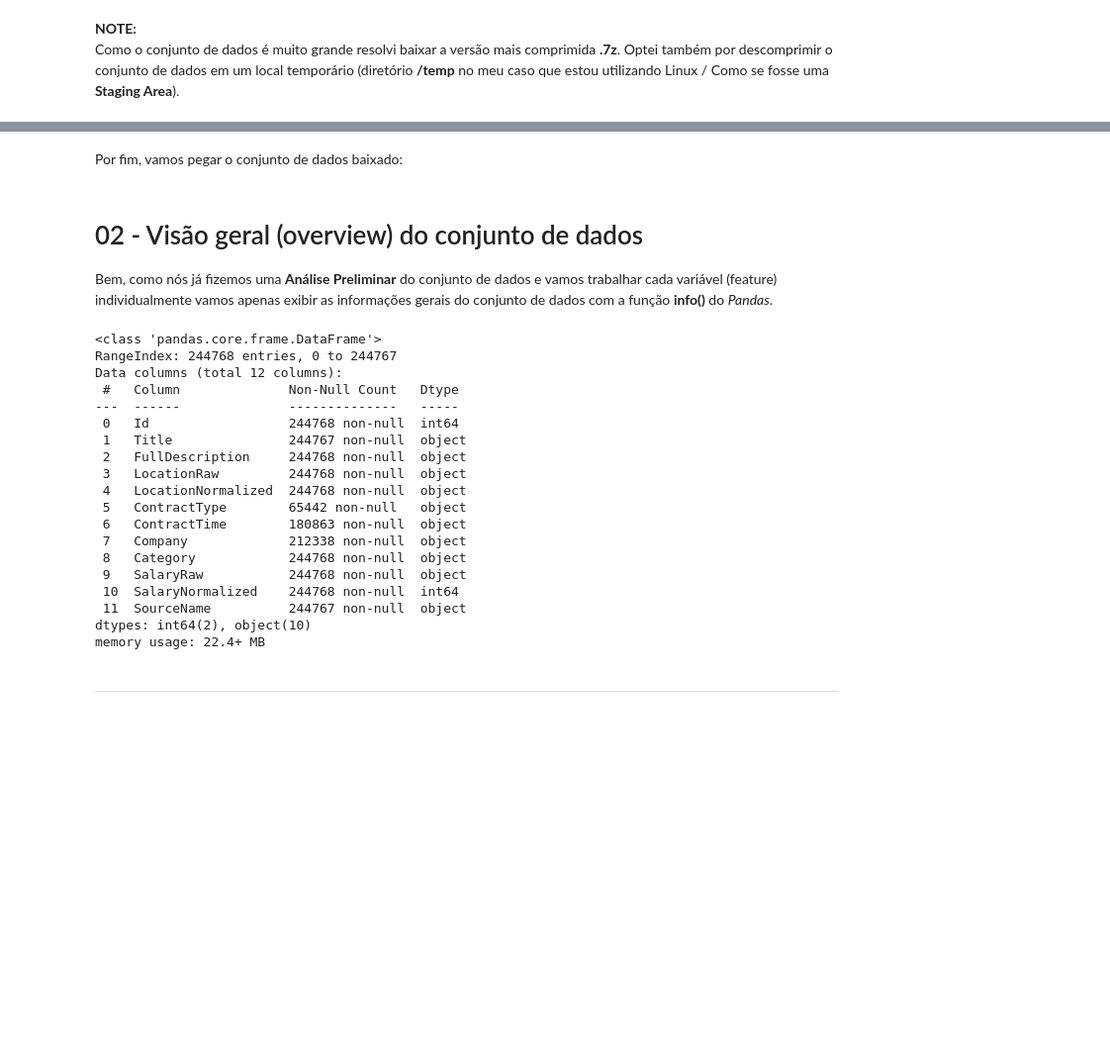
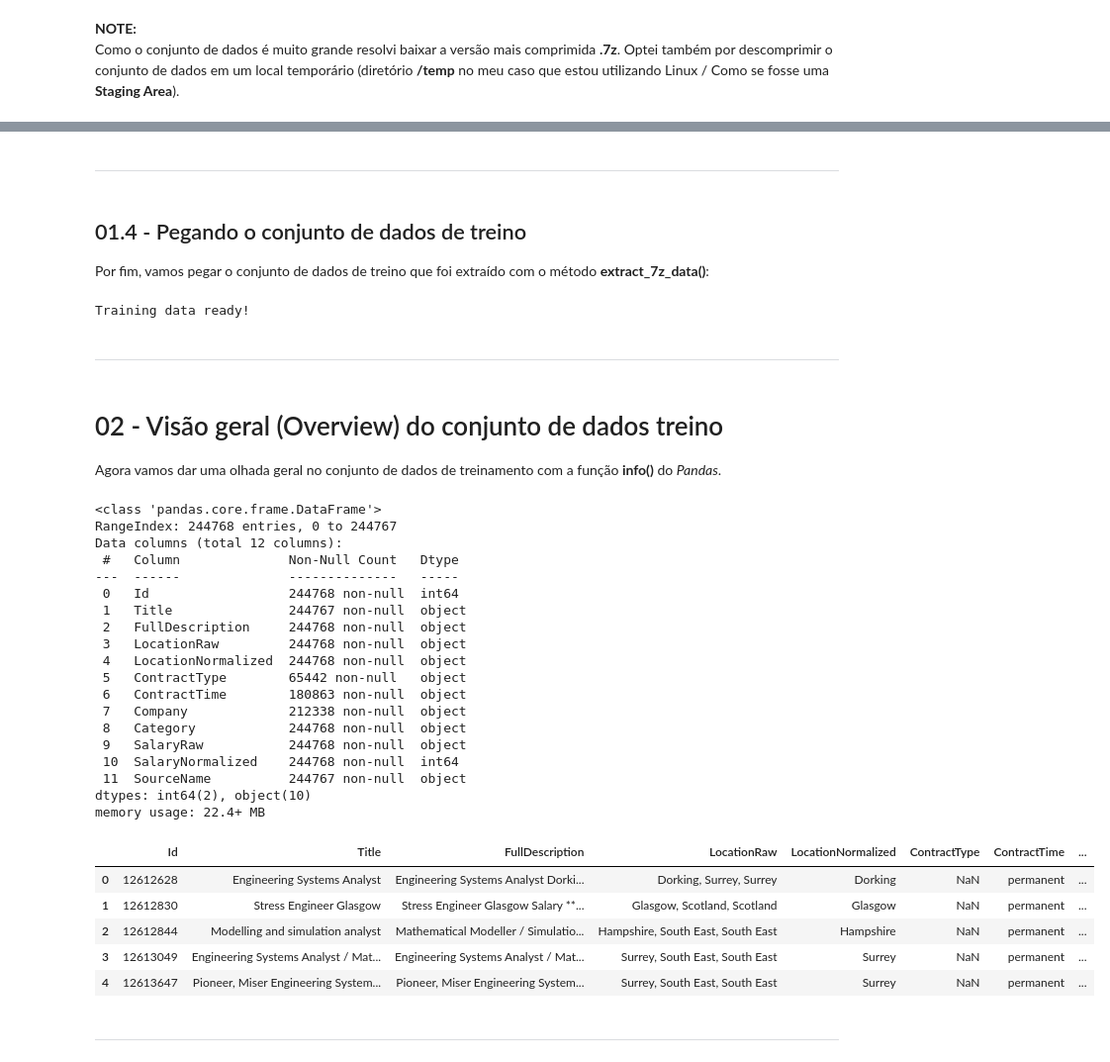
Before and after one commit to rodrigols89/jsp, a Jupyter notebook: notebooks/preprocessing.ipynb, the cells around one changed output, grey strips where cells are left out. Shown at 99% size. Saved outputs shown, nothing was run; the diff lists cells and outputs as text; code cells hidden in the pictures; blank space fills up the shorter version.

Commit message:
:rocket: Add preprocessing class and update structure

```diff
--- a/notebooks/preprocessing.ipynb
+++ b/notebooks/preprocessing.ipynb
@@ -31,2 +185,5 @@ Ok, agora que nós já temos nossa classe de **Pré-Processamento** e reaproveit
+# %%
+# Preprocessing instance.
+preprocessing = Preprocessing()
 # %% [markdown]
 ---
@@ -54,33 +219,47 @@ Antes de iniciarmos nossa análise vamos configurar o Pandas para exibir todo o
 pd.options.display.max_colwidth = 100000
+# %% [markdown]
+---
 # %% [markdown]
-Por fim, vamos pegar o conjunto de dados baixado:
+## 01.4 - Pegando o conjunto de dados de treino
+Por fim, vamos pegar o conjunto de dados de treino que foi extraído com o método **extract_7z_data()**:
 # %%
-full_df = pd.read_csv("/tmp/Train_rev1.csv")
+full_df = preprocessing.get_traing_data()
+# %% [output]
+Training data ready!
+# %% [markdown]
+---
 # %% [markdown]
-# 02 - Visão geral (overview) do conjunto de dados
-Bem, como nós já fizemos uma **Análise Preliminar** do conjunto de dados e vamos trabalhar cada variável (feature) individualmente vamos apenas exibir as informações gerais do conjunto de dados com a função **info()** do *Pandas*.
+# 02 - Visão geral (Overview) do conjunto de dados treino
+Agora vamos dar uma olhada geral no conjunto de dados de treinamento com a função **info()** do *Pandas*.
 # %%
 full_df.info()
+full_df.head()
 # %% [output]
 <class 'pandas.core.frame.DataFrame'>
 RangeIndex: 244768 entries, 0 to 244767
 Data columns (total 12 columns):
  #   Column              Non-Null Count   Dtype
 ---  ------              --------------   -----
  0   Id                  244768 non-null  int64
  1   Title               244767 non-null  object
  2   FullDescription     244768 non-null  object
  3   LocationRaw         244768 non-null  object
  4   LocationNormalized  244768 non-null  object
  5   ContractType        65442 non-null   object
  6   ContractTime        180863 non-null  object
  7   Company             212338 non-null  object
  8   Category            244768 non-null  object
  9   SalaryRaw           244768 non-null  object
  10  SalaryNormalized    244768 non-null  int64
  11  SourceName          244767 non-null  object
 dtypes: int64(2), object(10)
 memory usage: 22.4+ MB
+|  | Id | Title | FullDescription | LocationRaw | LocationNormalized | ContractType | ContractTime | ... |
+| 0 | 12612628 | Engineering Systems Analyst | Engineering Systems Analyst Dorki... | Dorking, Surrey, Surrey | Dorking | NaN | permanent | ... |
+| 1 | 12612830 | Stress Engineer Glasgow | Stress Engineer Glasgow Salary **... | Glasgow, Scotland, Scotland | Glasgow | NaN | permanent | ... |
+| 2 | 12612844 | Modelling and simulation analyst | Mathematical Modeller / Simulatio... | Hampshire, South East, South East | Hampshire | NaN | permanent | ... |
+| 3 | 12613049 | Engineering Systems Analyst / Mat... | Engineering Systems Analyst / Mat... | Surrey, South East, South East | Surrey | NaN | permanent | ... |
+| 4 | 12613647 | Pioneer, Miser Engineering System... | Pioneer, Miser Engineering System... | Surrey, South East, South East | Surrey | NaN | permanent | ... |
 # %% [markdown]
 ---
 # %% [markdown]
```
Also changed, not shown: parts of 86 cells of this notebook, 18 other files.
